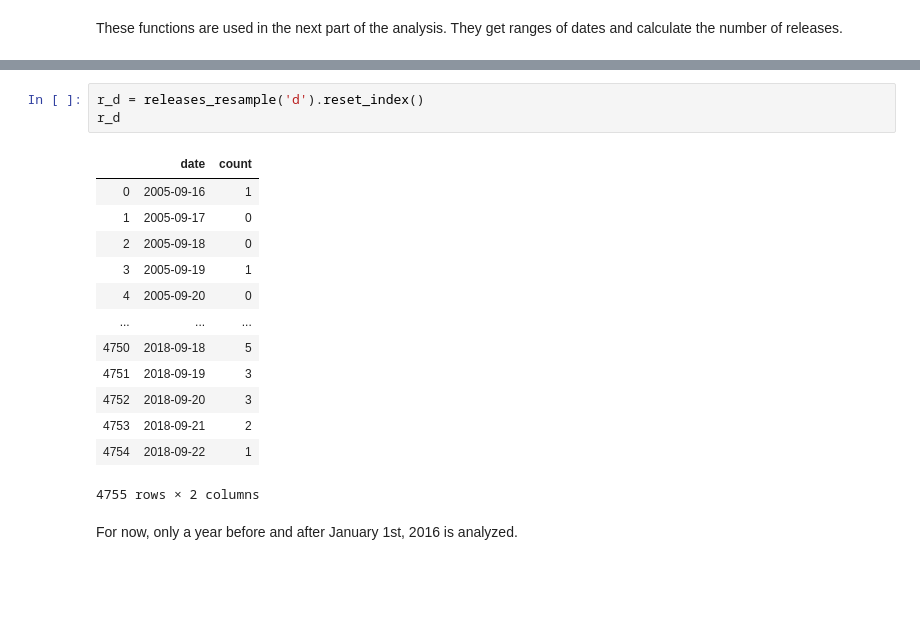
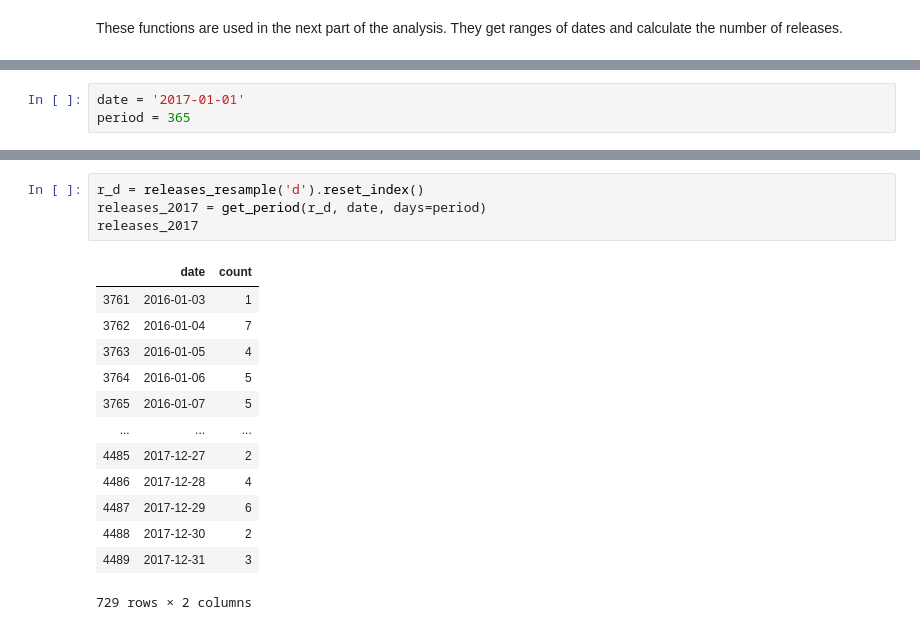
Before and after one commit to UNCG-CSE/Open_Source_Vul_Metrics, a Jupyter notebook: src/3k-python/releases.ipynb, the cells around one changed output, grey strips where cells are left out. Cells and saved outputs as stored; diff of their text form; blank space fills up the shorter version.

```diff
--- a/src/3k-python/releases.ipynb
+++ b/src/3k-python/releases.ipynb
@@ -296,0 +290,3 @@ Recreating releases resampled daily. Reseting index is required for use of funct
+# %%
+date = '2017-01-01'
+period = 365
@@ -297,19 +310,18 @@ Recreating releases resampled daily. Reseting index is required for use of funct
 # %%
 r_d = releases_resample('d').reset_index()
-r_d
+releases_2017 = get_period(r_d, date, days=period)
+releases_2017
 # %% [output]
 |  | date | count |
-| 0 | 2005-09-16 | 1 |
-| 1 | 2005-09-17 | 0 |
-| 2 | 2005-09-18 | 0 |
-| 3 | 2005-09-19 | 1 |
-| 4 | 2005-09-20 | 0 |
+| 3761 | 2016-01-03 | 1 |
+| 3762 | 2016-01-04 | 7 |
+| 3763 | 2016-01-05 | 4 |
+| 3764 | 2016-01-06 | 5 |
+| 3765 | 2016-01-07 | 5 |
 | ... | ... | ... |
-| 4750 | 2018-09-18 | 5 |
-| 4751 | 2018-09-19 | 3 |
-| 4752 | 2018-09-20 | 3 |
-| 4753 | 2018-09-21 | 2 |
-| 4754 | 2018-09-22 | 1 |
+| 4485 | 2017-12-27 | 2 |
+| 4486 | 2017-12-28 | 4 |
+| 4487 | 2017-12-29 | 6 |
+| 4488 | 2017-12-30 | 2 |
+| 4489 | 2017-12-31 | 3 |
-4755 rows × 2 columns
+729 rows × 2 columns
-# %% [markdown]
-For now, only a year before and after January 1st, 2016 is analyzed.
```
Also changed, not shown: parts of 47 cells of this notebook.
